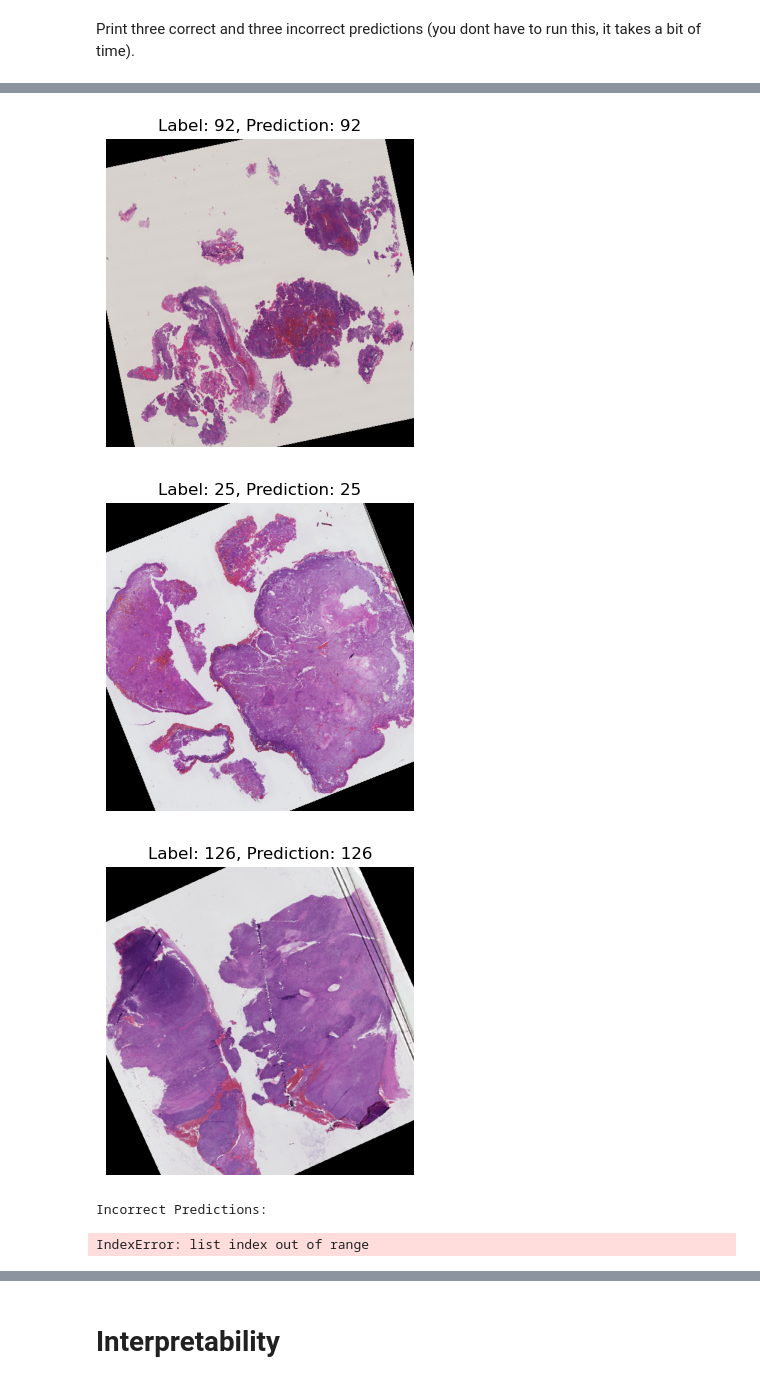
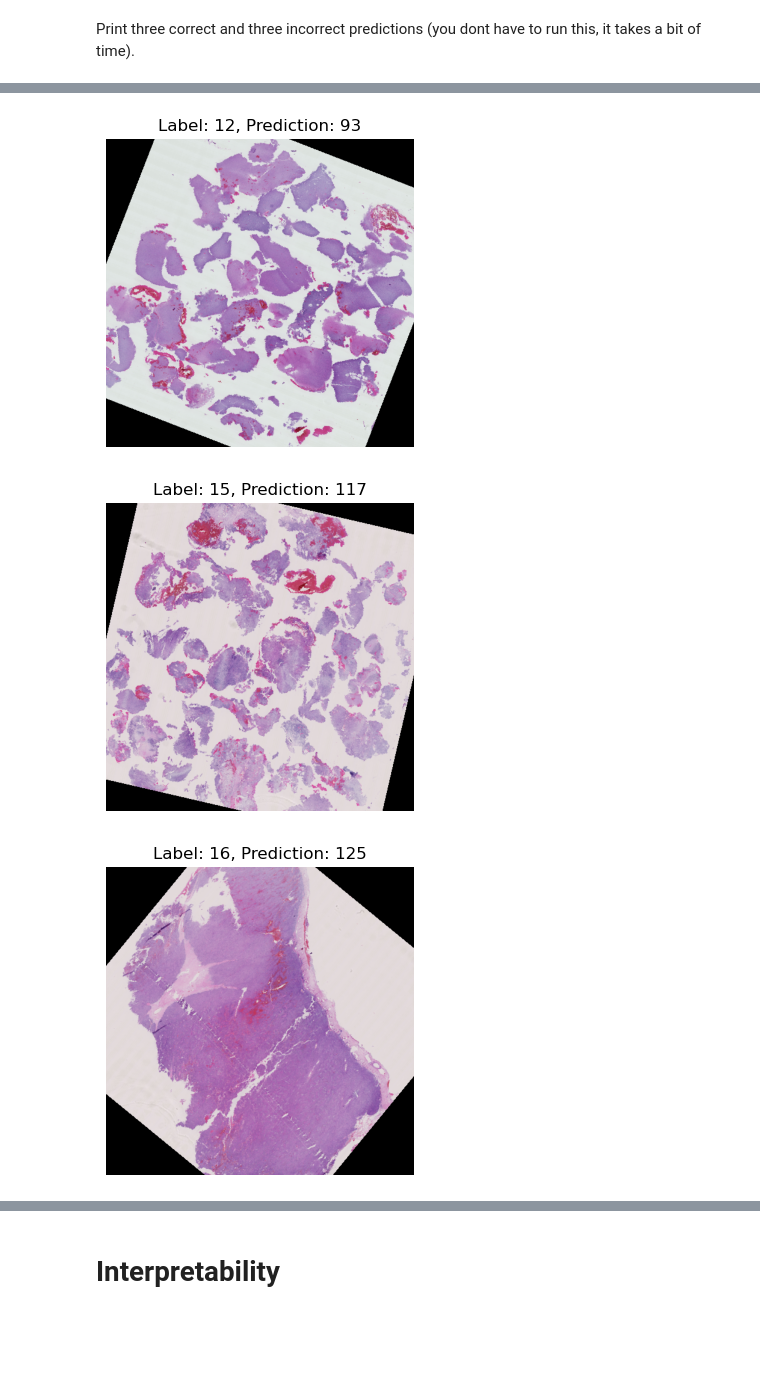
Before and after one commit to zebleck/Brain-Tumour-Analysis, a Jupyter notebook: VGG16 Training.ipynb, the cells around one changed output, grey strips where cells are left out. Cells and saved outputs as stored; diff of their text form; code cells hidden in the pictures; blank space fills up the shorter version.

```diff
--- a/VGG16 Training.ipynb
+++ b/VGG16 Training.ipynb
@@ -24,8 +24,8 @@ img = Image.open(urlopen(
     'https://huggingface.co/datasets/huggingface/documentation-images/resolve/main/beignets-task-guide.png'
 ))
 
-#model_path = "vgg16.tv_in1k/pytorch_model.bin"#"../vgg19.tv_in1k/pytorch_model.bin"
-#state_dict = torch.load(model_path, map_location=torch.device('cpu'))#timm.create_model('vgg19', pretrained=True)
+model_path = "vgg16.tv_in1k/pytorch_model.bin"#"../vgg19.tv_in1k/pytorch_model.bin"
+state_dict = torch.load(model_path, map_location=torch.device('cpu'))#timm.create_model('vgg19', pretrained=True)
 
 model = timm.create_model('vgg16', pretrained=True)
 model.load_state_dict(state_dict)
@@ -732,14 +518,14 @@ def visualize_predictions(model, loader):
             if len(correct_imgs) >= 3 or len(incorrect_imgs) >= 3:
                 break
 
-    print("Correct Predictions:")
-    for i in range(3):
-        plot_images(correct_imgs[i], correct_labels[i], correct_preds[i])
+    #print("Correct Predictions:")
+    #for i in range(3):
+    #    plot_images(correct_imgs[i], correct_labels[i], correct_preds[i])
 
     print("Incorrect Predictions:")
     for i in range(3):
         plot_images(incorrect_imgs[i], incorrect_labels[i], incorrect_preds[i])
 
 # Assume `model` is your trained model and `loader` is your validation dataloader
-visualize_predictions(model, train_loader)
+visualize_predictions(model, val_loader)
 # %% [output]
@@ -755,5 +549,3 @@ Correct Predictions:
-[figure, old version]
+[figure, new version]
-[figure, old version]
+[figure, new version]
-[figure, old version]
+[figure, new version]
-Incorrect Predictions:
-IndexError: list index out of range
```
Also changed, not shown: parts of 11 cells of this notebook, 6 other files.
